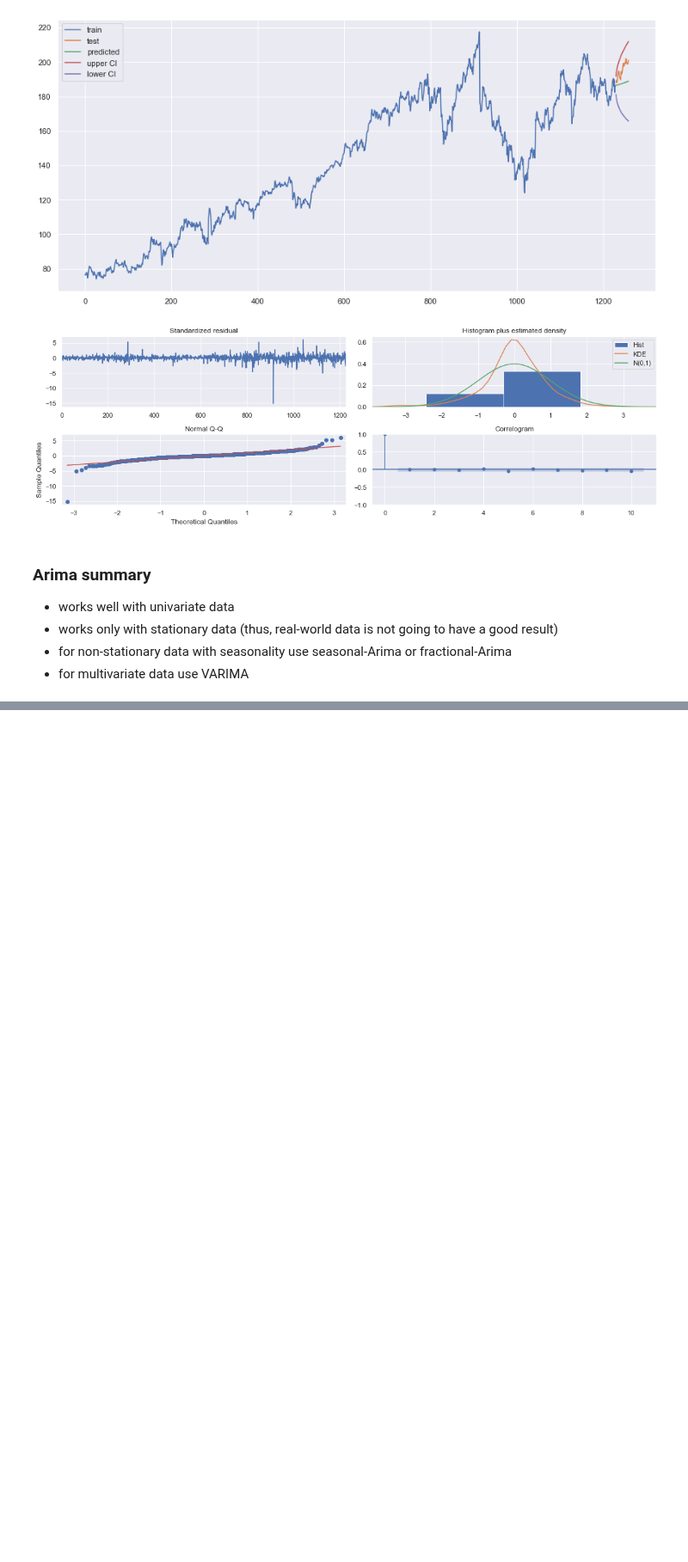
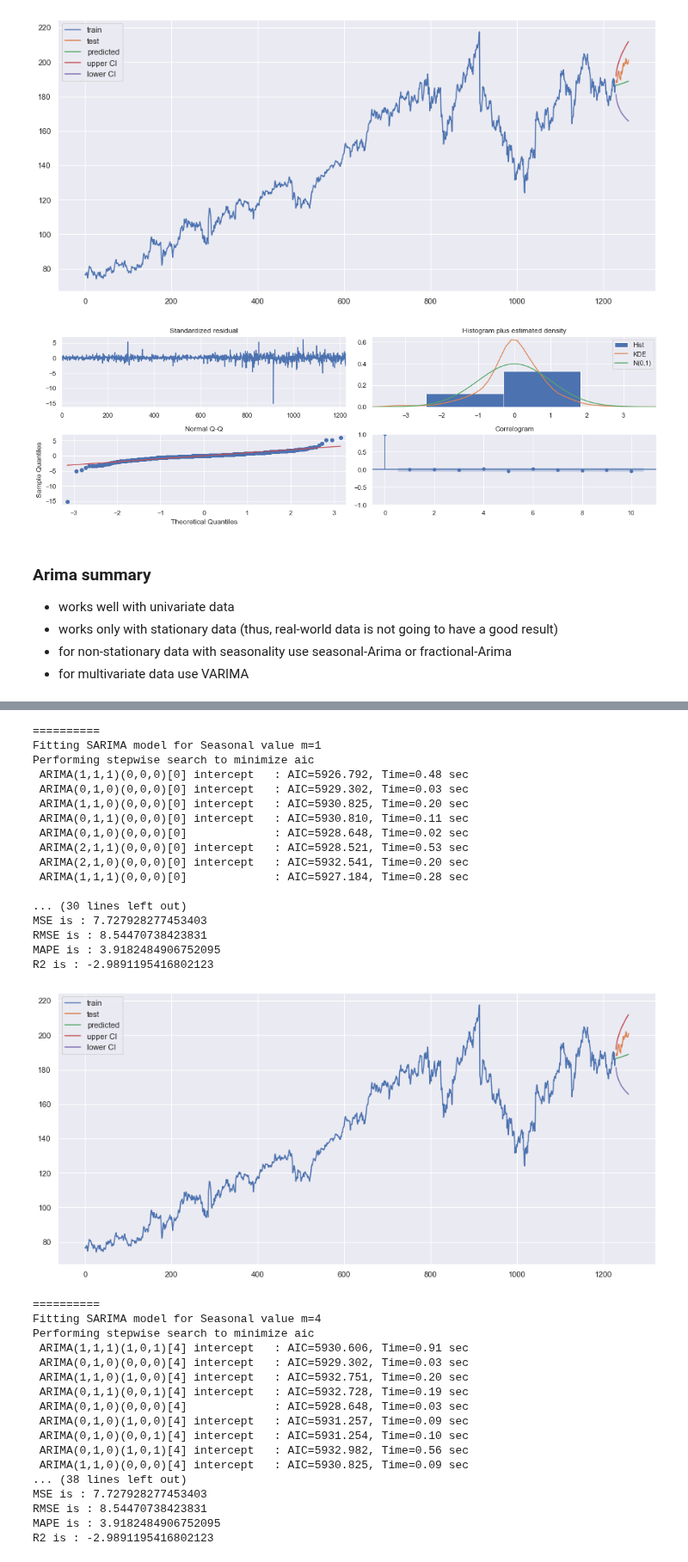
Before and after one commit to dissagaliyeva/python, a Jupyter notebook: time_series/bleeding_edge/regression_extension.ipynb, the cells around one changed output, grey strips where cells are left out. Shown at 86% size. Cells and saved outputs as stored; diff of their text form; code cells hidden in the pictures; blank space fills up the shorter version.

Commit message:
Add TSA models

```diff
--- a/time_series/bleeding_edge/regression_extension.ipynb
+++ b/time_series/bleeding_edge/regression_extension.ipynb
@@ -278,0 +316,66 @@ $$ARIMA (p,d,q) * (P, D, Q)_m$$
+# %%
+for m in [1, 4, 7, 12, 52]:
+    print('='*10)
+    print(f'Fitting SARIMA model for Seasonal value m={m}')
+    stepwise_model = auto_arima(train, start_p=1, start_q=1,
+                                max_p=7, max_q=1, seasonal=True,
+                                start_P=1, start_Q=1, max_P=7, max_Q=7,
+                                m=m, d=None, D=None, trace=True,
+                                error_action='ignore', suppress_warnings=True,
+                                stepwise=True)
+    print(f'Model summary for m={m}')
+    print(stepwise_model.summary())
+
+    forecast, conf_int = stepwise_model.predict(n_periods=30, return_conf_int=True)
+    forecast = pd.DataFrame(forecast, columns=['close_pred'])
+    df_conf  = pd.DataFrame(conf_int, columns=['lower_bound', 'upper_bound'])
+    df_conf['new_index'] = range(1229, 1259)
+    df_conf = df_conf.set_index('new_index')
+    timeseries_evaluation_metrics_func(test, forecast)
+
+    forecast['new_index'] = range(1229, 1259)
+    forecast.set_index('new_index', inplace=True)
+    plt.figure(figsize=(15, 7))
+    plt.plot(train, label='train')
+    plt.plot(test, label='test')
+    plt.plot(forecast, label='predicted')
+    plt.plot(df_conf.upper_bound, label='upper CI')
+    plt.plot(df_conf.lower_bound, label='lower CI')
+    plt.legend(loc='best')
+    plt.show()
+# %% [output]
+==========
+Fitting SARIMA model for Seasonal value m=1
+Performing stepwise search to minimize aic
+ ARIMA(1,1,1)(0,0,0)[0] intercept   : AIC=5926.792, Time=0.48 sec
+ ARIMA(0,1,0)(0,0,0)[0] intercept   : AIC=5929.302, Time=0.03 sec
+ ARIMA(1,1,0)(0,0,0)[0] intercept   : AIC=5930.825, Time=0.20 sec
+ ARIMA(0,1,1)(0,0,0)[0] intercept   : AIC=5930.810, Time=0.11 sec
+ ARIMA(0,1,0)(0,0,0)[0]             : AIC=5928.648, Time=0.02 sec
+ ARIMA(2,1,1)(0,0,0)[0] intercept   : AIC=5928.521, Time=0.53 sec
+ ARIMA(2,1,0)(0,0,0)[0] intercept   : AIC=5932.541, Time=0.20 sec
+ ARIMA(1,1,1)(0,0,0)[0]             : AIC=5927.184, Time=0.28 sec
+
+... (30 lines left out)
+MSE is : 7.727928277453403
+RMSE is : 8.54470738423831
+MAPE is : 3.9182484906752095
+R2 is : -2.9891195416802123
+[figure, added]
+==========
+Fitting SARIMA model for Seasonal value m=4
+Performing stepwise search to minimize aic
+ ARIMA(1,1,1)(1,0,1)[4] intercept   : AIC=5930.606, Time=0.91 sec
+ ARIMA(0,1,0)(0,0,0)[4] intercept   : AIC=5929.302, Time=0.03 sec
+ ARIMA(1,1,0)(1,0,0)[4] intercept   : AIC=5932.751, Time=0.20 sec
+ ARIMA(0,1,1)(0,0,1)[4] intercept   : AIC=5932.728, Time=0.19 sec
+ ARIMA(0,1,0)(0,0,0)[4]             : AIC=5928.648, Time=0.03 sec
+ ARIMA(0,1,0)(1,0,0)[4] intercept   : AIC=5931.257, Time=0.09 sec
+ ARIMA(0,1,0)(0,0,1)[4] intercept   : AIC=5931.254, Time=0.10 sec
+ ARIMA(0,1,0)(1,0,1)[4] intercept   : AIC=5932.982, Time=0.56 sec
+ ARIMA(1,1,0)(0,0,0)[4] intercept   : AIC=5930.825, Time=0.09 sec
+... (38 lines left out)
+MSE is : 7.727928277453403
+RMSE is : 8.54470738423831
+MAPE is : 3.9182484906752095
+R2 is : -2.9891195416802123
```
Also changed, not shown: parts of 10 cells of this notebook, 1 other file.
